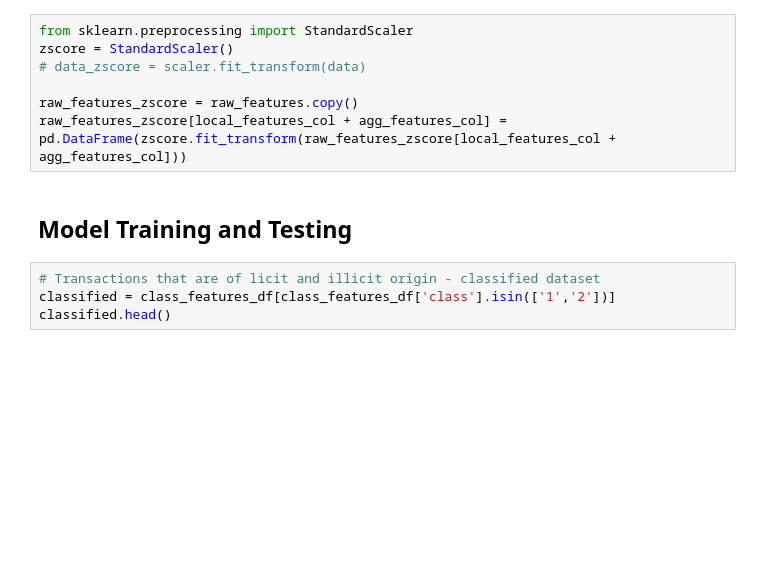
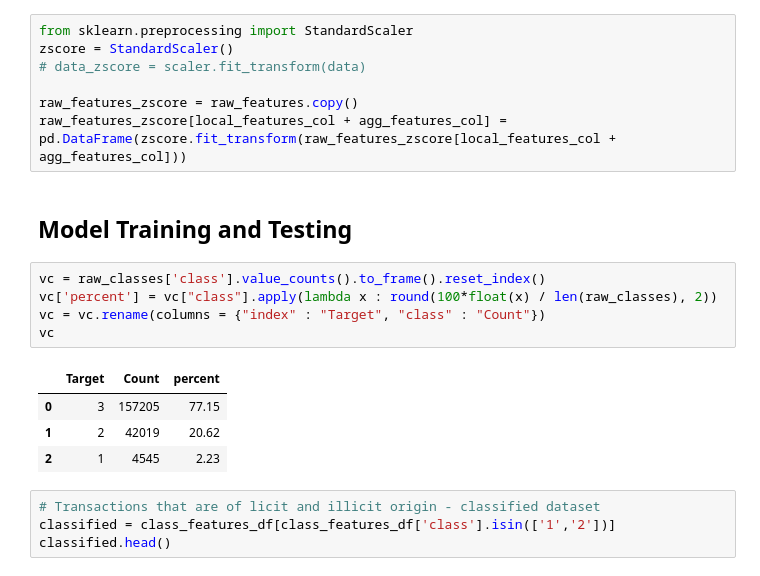
Before and after one commit to KulsoomKamilKhan/Dissertation_Code, a Jupyter notebook: Elliptic Dataset - Notebook.ipynb, the cells around one changed output. Cells and saved outputs as stored; diff of their text form; blank space fills up the shorter version.

```diff
--- a/Elliptic Dataset - Notebook.ipynb
+++ b/Elliptic Dataset - Notebook.ipynb
@@ -262,6 +271,16 @@ raw_features_zscore = raw_features.copy()
 raw_features_zscore[local_features_col + agg_features_col] = pd.DataFrame(zscore.fit_transform(raw_features_zscore[local_features_col + agg_features_col]))
 # %% [markdown]
 ## Model Training and Testing
+# %%
+vc = raw_classes['class'].value_counts().to_frame().reset_index()
+vc['percent'] = vc["class"].apply(lambda x : round(100*float(x) / len(raw_classes), 2))
+vc = vc.rename(columns = {"index" : "Target", "class" : "Count"})
+vc
+# %% [output]
+|  | Target | Count | percent |
+| 0 | 3 | 157205 | 77.15 |
+| 1 | 2 | 42019 | 20.62 |
+| 2 | 1 | 4545 | 2.23 |
 # %%
 # Transactions that are of licit and illicit origin - classified dataset
 classified = class_features_df[class_features_df['class'].isin(['1','2'])]
```
Also changed, not shown: parts of 11 cells of this notebook.
